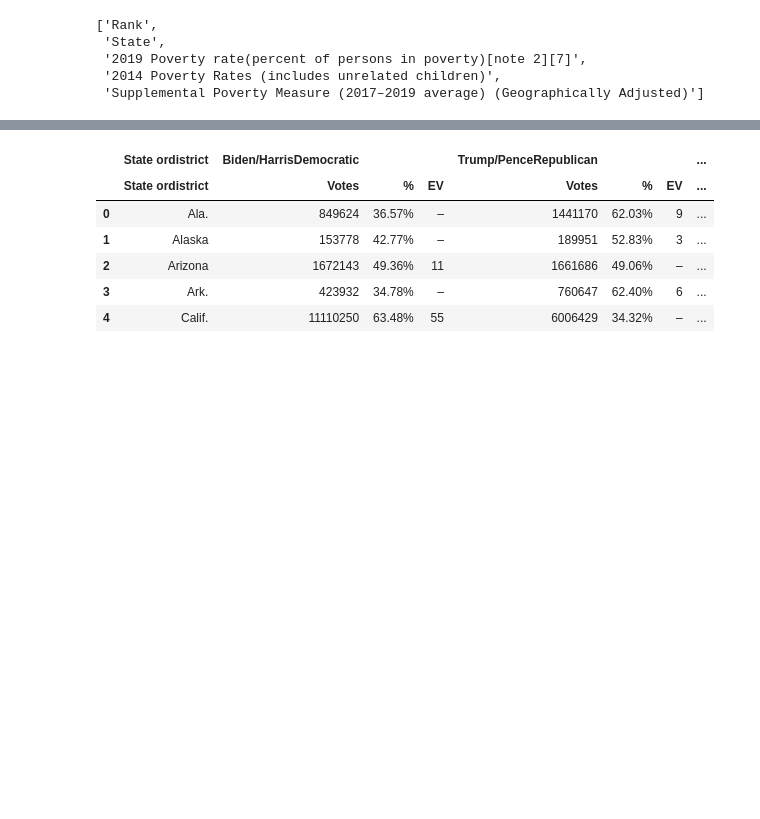
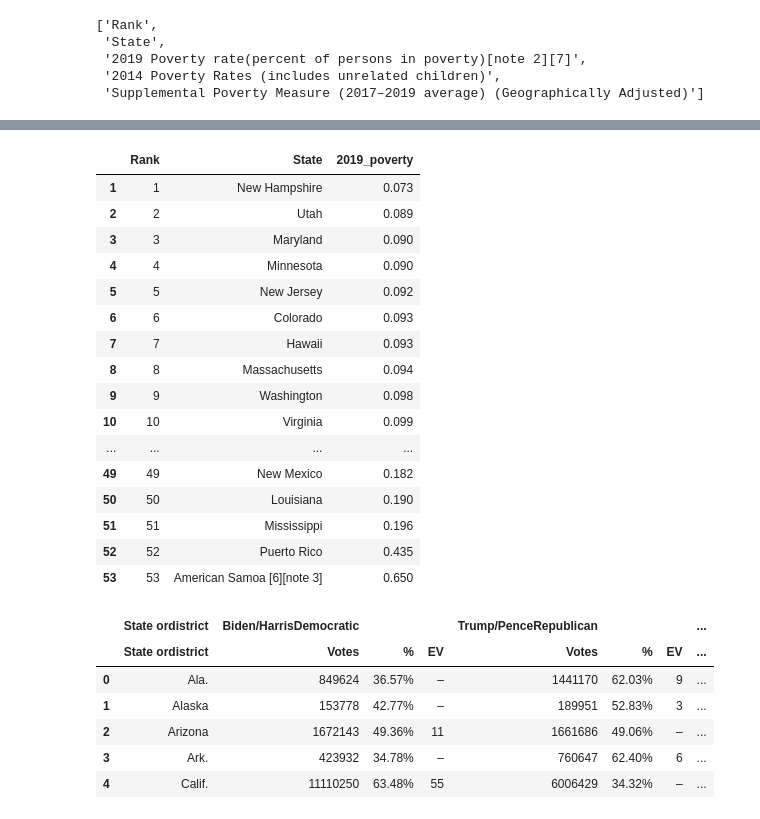
Before and after one commit to gucaselo/MAS-Project, a Jupyter notebook: scraped_cleaned_data.ipynb, the cells around one changed output, grey strips where cells are left out. Drawn from its saved outputs; the diff is of its cells as text; code cells hidden in the pictures; blank space fills up the shorter version.

```diff
--- a/scraped_cleaned_data.ipynb
+++ b/scraped_cleaned_data.ipynb
@@ -39,0 +65,24 @@ list(poverty_df.columns)
+# %%
+poverty_df = poverty_df.drop([0])
+
+poverty_df['2019_poverty'] = poverty_df['2019_poverty'].str.rstrip('%').astype(float) / 100
+
+poverty_df
+# %% [output]
+|  | Rank | State | 2019_poverty |
+| 1 | 1 | New Hampshire | 0.073 |
+| 2 | 2 | Utah | 0.089 |
+| 3 | 3 | Maryland | 0.090 |
+| 4 | 4 | Minnesota | 0.090 |
+| 5 | 5 | New Jersey | 0.092 |
+| 6 | 6 | Colorado | 0.093 |
+| 7 | 7 | Hawaii | 0.093 |
+| 8 | 8 | Massachusetts | 0.094 |
+| 9 | 9 | Washington | 0.098 |
+| 10 | 10 | Virginia | 0.099 |
+| ... | ... | ... | ... |
+| 49 | 49 | New Mexico | 0.182 |
+| 50 | 50 | Louisiana | 0.190 |
+| 51 | 51 | Mississippi | 0.196 |
+| 52 | 52 | Puerto Rico | 0.435 |
+| 53 | 53 | American Samoa [6][note 3] | 0.650 |
```
Also changed, not shown: parts of 3 cells of this notebook, 1 other file.
